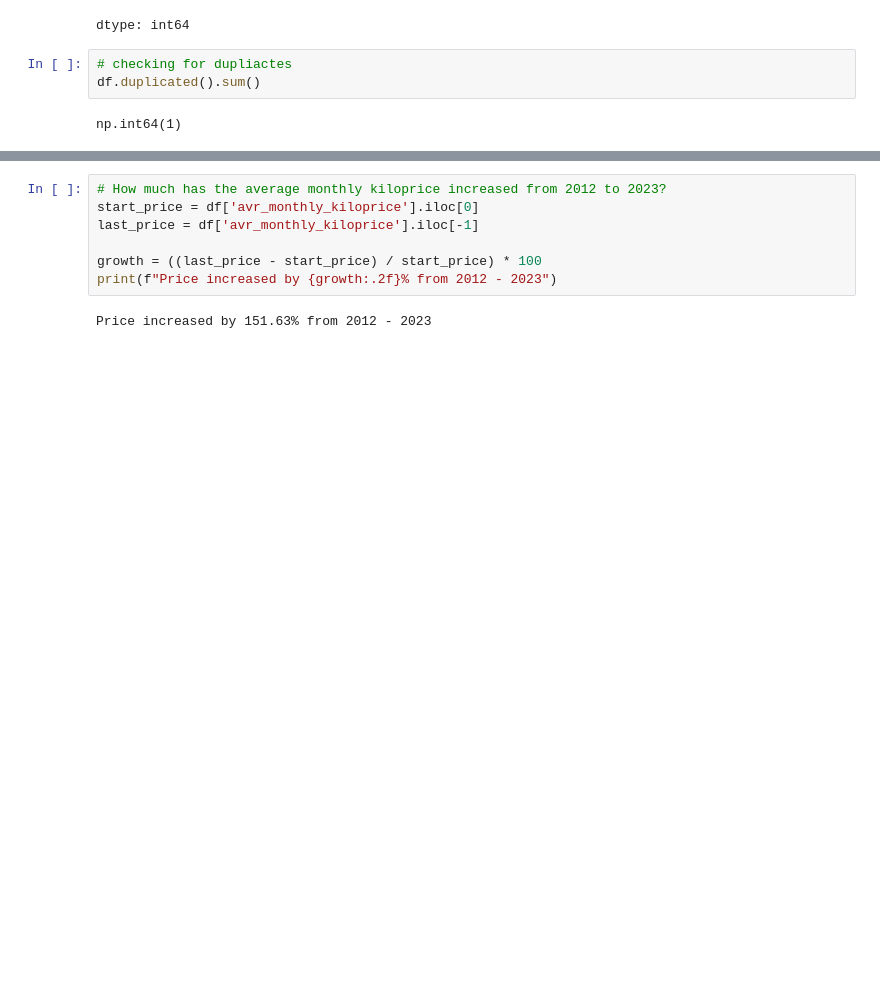
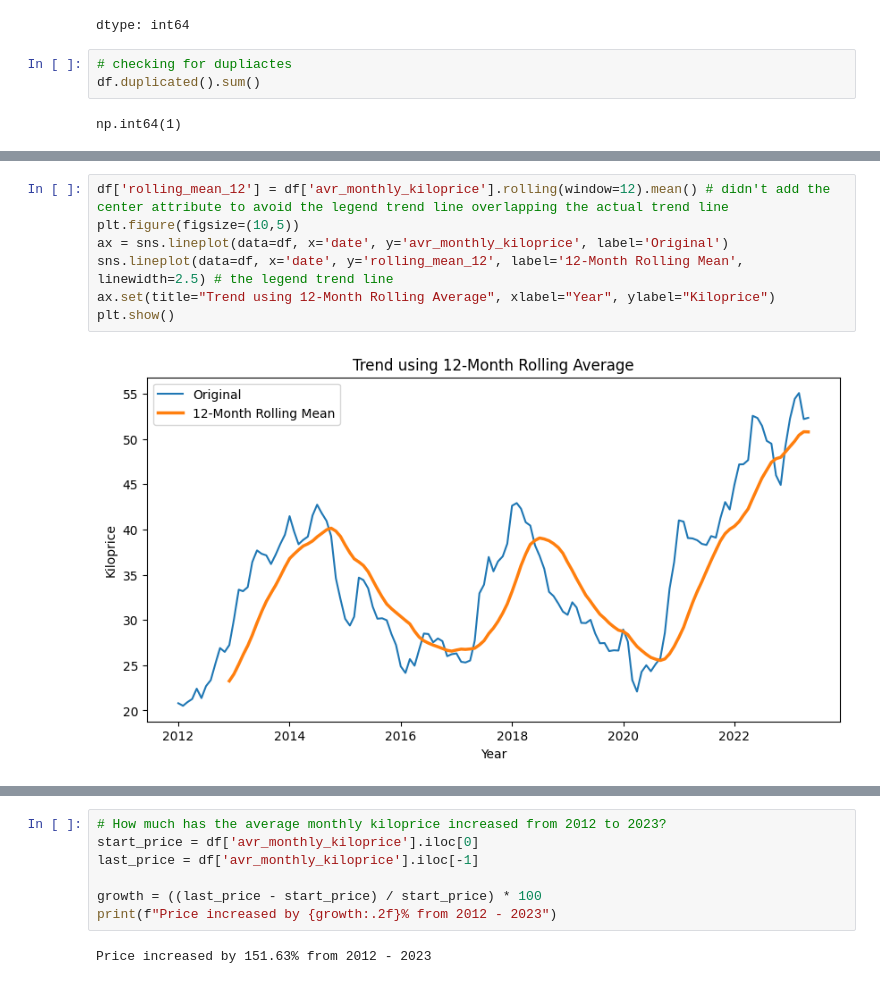
Before and after one commit to dlhegend/-TS_Academy_Capstone_Project, a Jupyter notebook: notebooks/Ugochukwu_Kiloprice_TimeSeries_Capstone.ipynb, the cells around one changed output, grey strips where cells are left out. Drawn from its saved outputs; the diff is of its cells as text; blank space fills up the shorter version.

```diff
--- a/notebooks/Ugochukwu_Kiloprice_TimeSeries_Capstone.ipynb
+++ b/notebooks/Ugochukwu_Kiloprice_TimeSeries_Capstone.ipynb
@@ -68,0 +93,9 @@ np.int64(1)
+# %%
+df['rolling_mean_12'] = df['avr_monthly_kiloprice'].rolling(window=12).mean() # didn't add the center attribute to avoid the legend trend line overlapping the actual trend line
+plt.figure(figsize=(10,5))
+ax = sns.lineplot(data=df, x='date', y='avr_monthly_kiloprice', label='Original')
+sns.lineplot(data=df, x='date', y='rolling_mean_12', label='12-Month Rolling Mean', linewidth=2.5) # the legend trend line
+ax.set(title="Trend using 12-Month Rolling Average", xlabel="Year", ylabel="Kiloprice")
+plt.show()
+# %% [output]
+[figure, added]
```
Also changed, not shown: parts of 41 cells of this notebook.
